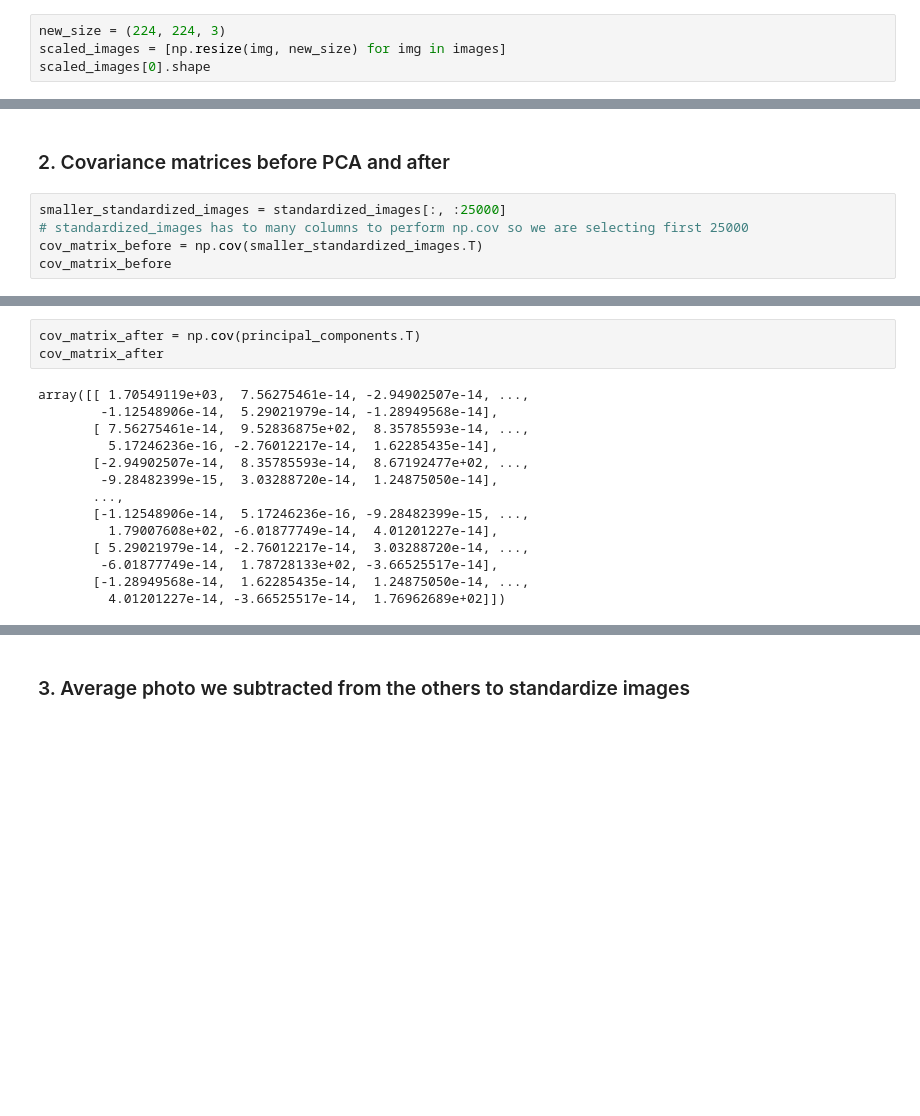
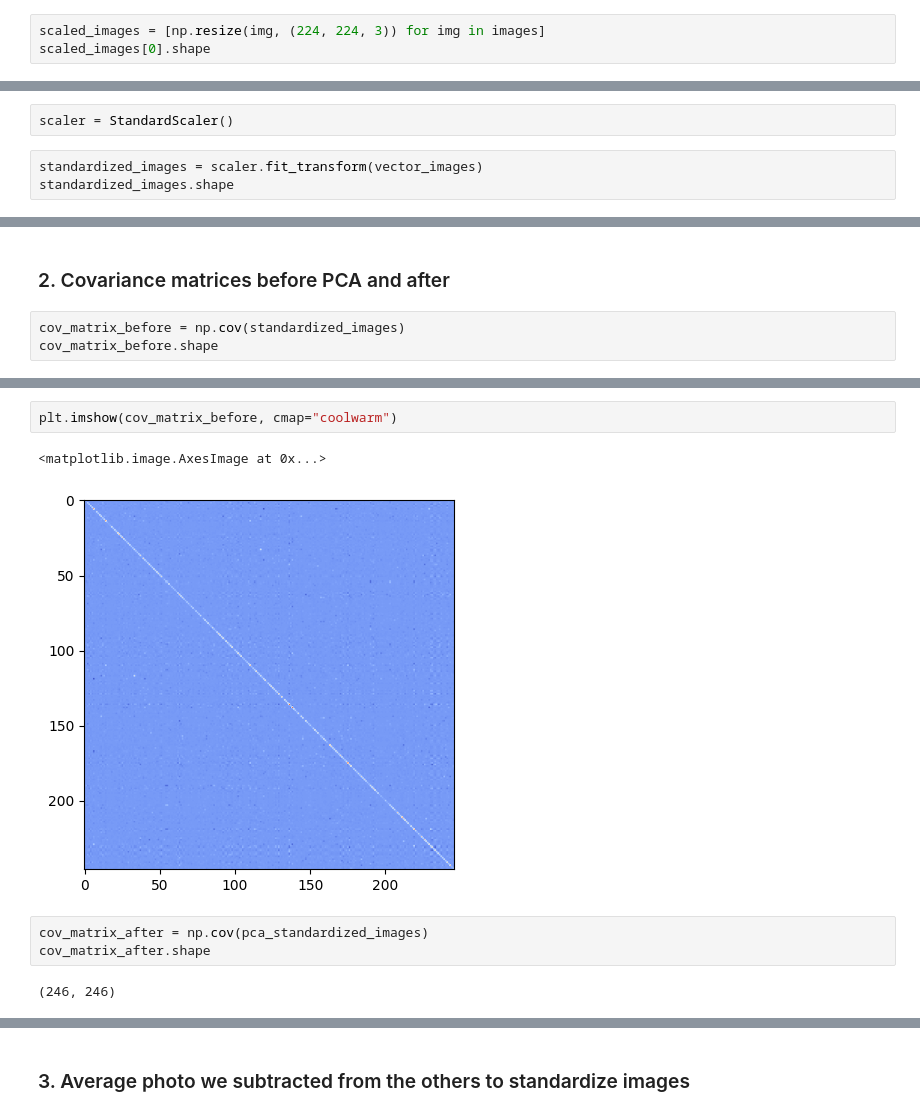
Before and after one commit to Szymon-Budziak/Machine_learning_basics_course_AGH, a Jupyter notebook: Lab_2/lab_2.ipynb, the cells around one changed output, grey strips where cells are left out. Cells and saved outputs as stored; diff of their text form; blank space fills up the shorter version.

```diff
--- a/Lab_2/lab_2.ipynb
+++ b/Lab_2/lab_2.ipynb
@@ -27,8 +40,7 @@ images = [np.array(Image.open(file)) for file in files]
 # %% [markdown]
 ### 3. Scale images to 224x224x3 resolution
 # %%
-new_size = (224, 224, 3)
-scaled_images = [np.resize(img, new_size) for img in images]
+scaled_images = [np.resize(img, (224, 224, 3)) for img in images]
 scaled_images[0].shape
 # %% [output]
 (224, 224, 3)
@@ -59,0 +65,5 @@ standardized_images.shape
+# %%
+scaler = StandardScaler()
+# %%
+standardized_images = scaler.fit_transform(vector_images)
+standardized_images.shape
@@ -70,8 +85,6 @@ principal_components = pca.fit_transform(standardized_images)
 # %% [markdown]
 ### 2. Covariance matrices before PCA and after
 # %%
-smaller_standardized_images = standardized_images[:, :25000]
-# standardized_images has to many columns to perform np.cov so we are selecting first 25000
-cov_matrix_before = np.cov(smaller_standardized_images.T)
-cov_matrix_before
+cov_matrix_before = np.cov(standardized_images)
+cov_matrix_before.shape
 # %% [output]
@@ -91,17 +108,10 @@ array([[ 1.70050506,  1.5276308 ,  1.53990535, ..., -0.11947015,
+# %%
+plt.imshow(cov_matrix_before, cmap="coolwarm")
+# %% [output]
+<matplotlib.image.AxesImage at 0x...>
+[figure, added]
 # %%
-cov_matrix_after = np.cov(principal_components.T)
-cov_matrix_after
+cov_matrix_after = np.cov(pca_standardized_images)
+cov_matrix_after.shape
 # %% [output]
-array([[ 1.70549119e+03,  7.56275461e-14, -2.94902507e-14, ...,
-        -1.12548906e-14,  5.29021979e-14, -1.28949568e-14],
-       [ 7.56275461e-14,  9.52836875e+02,  8.35785593e-14, ...,
-         5.17246236e-16, -2.76012217e-14,  1.62285435e-14],
-       [-2.94902507e-14,  8.35785593e-14,  8.67192477e+02, ...,
-        -9.28482399e-15,  3.03288720e-14,  1.24875050e-14],
-       ...,
-       [-1.12548906e-14,  5.17246236e-16, -9.28482399e-15, ...,
-         1.79007608e+02, -6.01877749e-14,  4.01201227e-14],
-       [ 5.29021979e-14, -2.76012217e-14,  3.03288720e-14, ...,
-        -6.01877749e-14,  1.78728133e+02, -3.66525517e-14],
-       [-1.28949568e-14,  1.62285435e-14,  1.24875050e-14, ...,
-         4.01201227e-14, -3.66525517e-14,  1.76962689e+02]])
+(246, 246)
```
Also changed, not shown: parts of 41 cells of this notebook, 1 other file.
